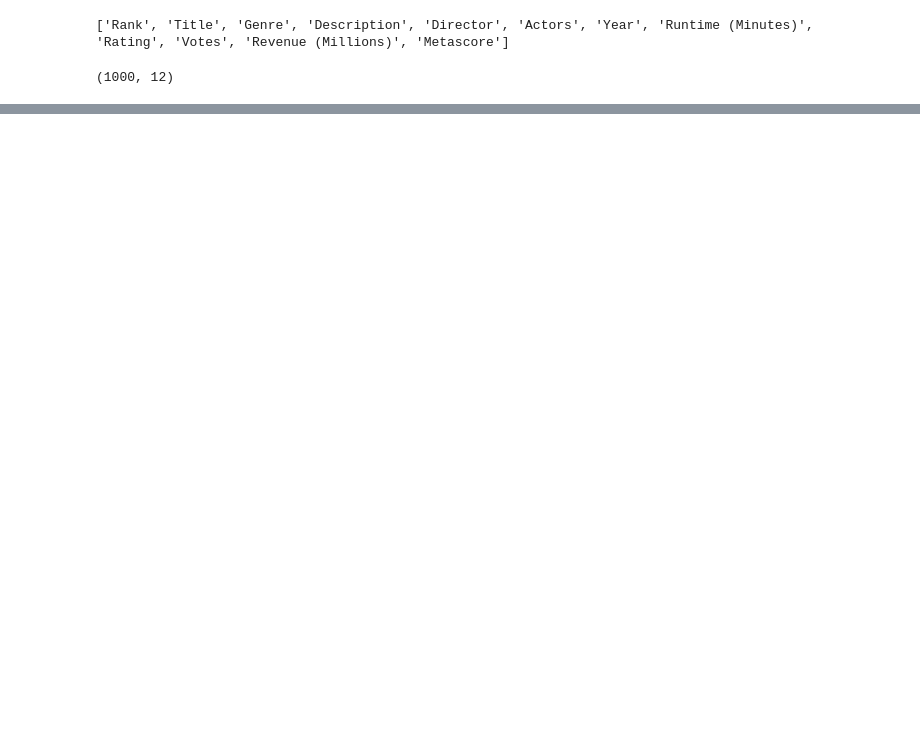
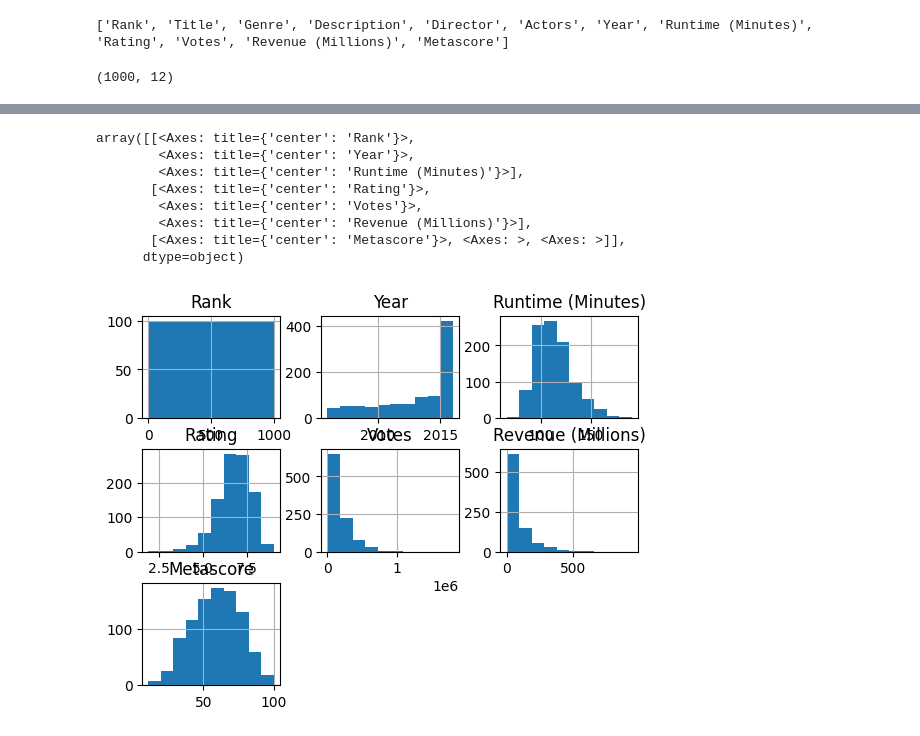
Before and after one commit to Naitikpareek123/Naitikpareek123, a Jupyter notebook: python/project3/test.ipynb, the cells around one changed output, grey strips where cells are left out. Saved outputs shown, nothing was run; the diff lists cells and outputs as text; code cells hidden in the pictures; blank space fills up the shorter version.

```diff
--- a/python/project3/test.ipynb
+++ b/python/project3/test.ipynb
@@ -217,0 +201,12 @@ Name: Votes, dtype: int64
+# %%
+data.hist()
+# %% [output]
+array([[<Axes: title={'center': 'Rank'}>,
+        <Axes: title={'center': 'Year'}>,
+        <Axes: title={'center': 'Runtime (Minutes)'}>],
+       [<Axes: title={'center': 'Rating'}>,
+        <Axes: title={'center': 'Votes'}>,
+        <Axes: title={'center': 'Revenue (Millions)'}>],
+       [<Axes: title={'center': 'Metascore'}>, <Axes: >, <Axes: >]],
+      dtype=object)
+[figure, added]
```
Also changed, not shown: parts of 12 cells of this notebook.
